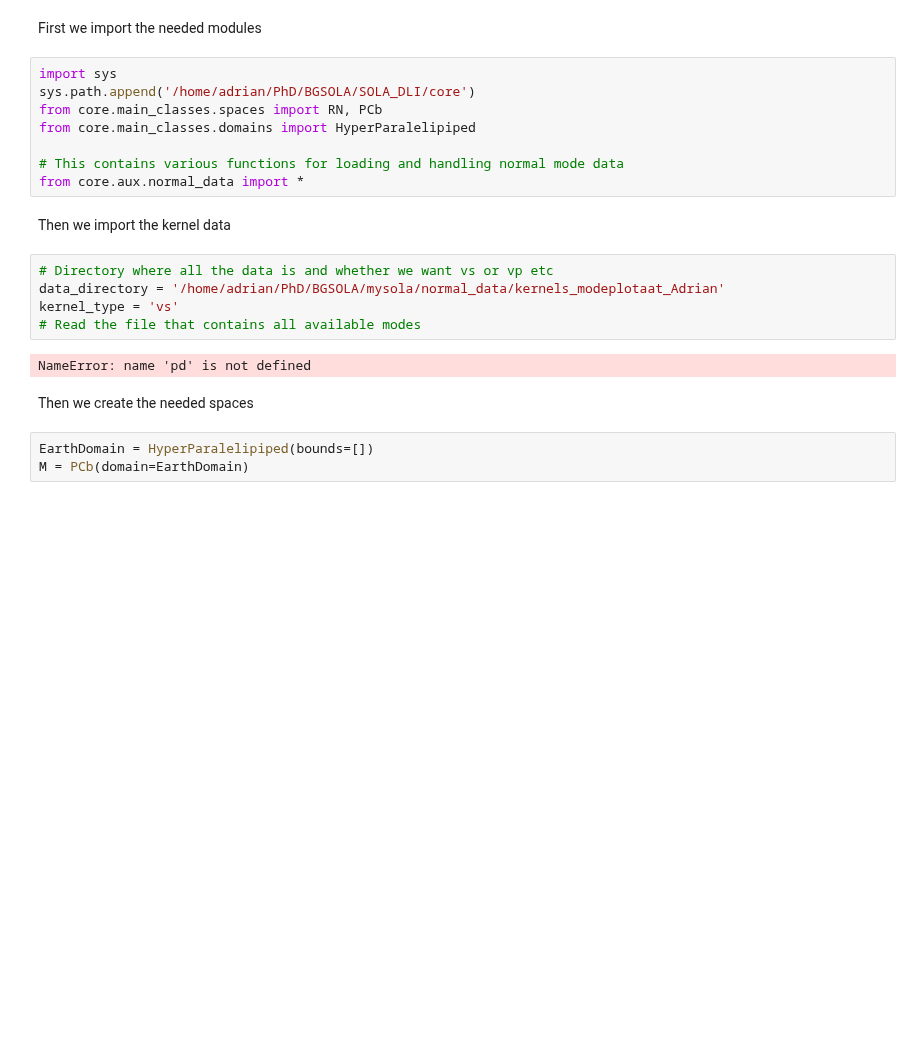
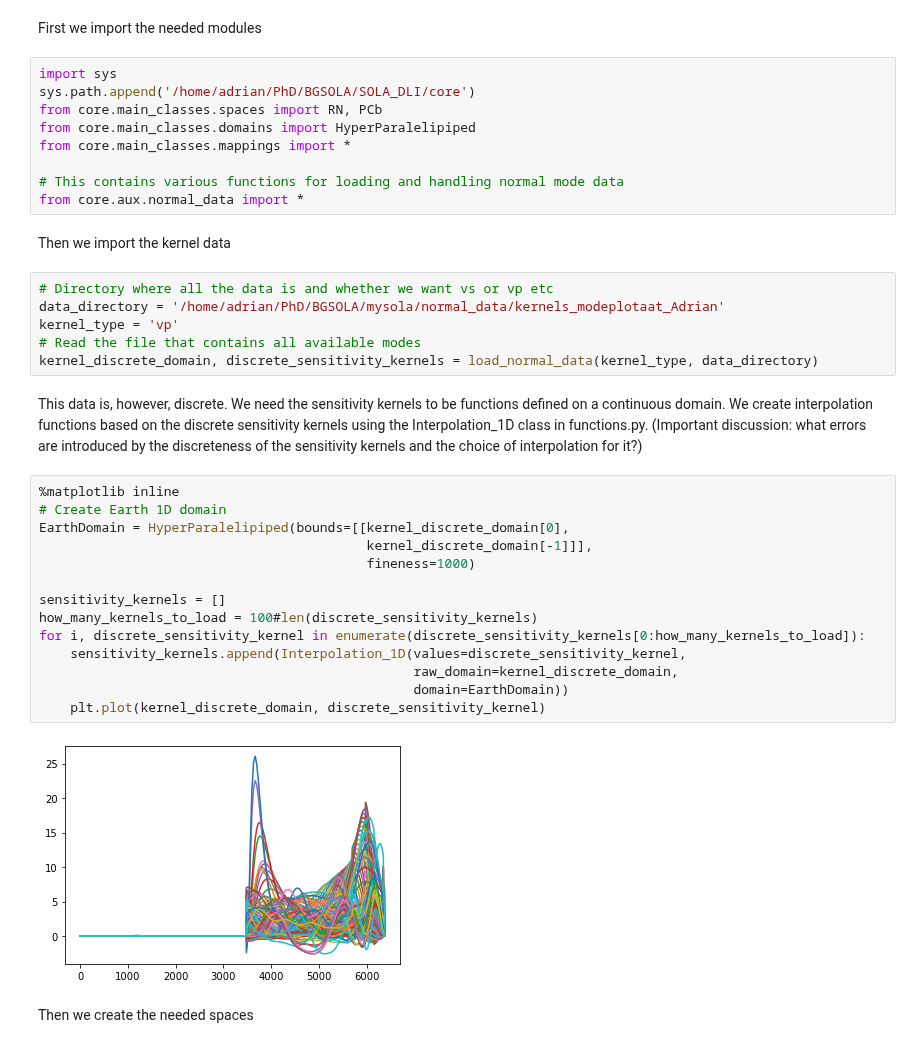
Before and after one commit to Adrian-Mag/SOLA_DLI, a Jupyter notebook: Example_2.ipynb, the cells around one changed output. Drawn from its saved outputs; the diff is of its cells as text; blank space fills up the shorter version.

```diff
--- a/Example_2.ipynb
+++ b/Example_2.ipynb
@@ -17,6 +17,7 @@ import sys
 sys.path.append('/home/adrian/PhD/BGSOLA/SOLA_DLI/core')
 from core.main_classes.spaces import RN, PCb
 from core.main_classes.domains import HyperParalelipiped
+from core.main_classes.mappings import *
 
 # This contains various functions for loading and handling normal mode data
 from core.aux.normal_data import *
@@ -25,12 +26,26 @@ Then we import the kernel data
 # %%
 # Directory where all the data is and whether we want vs or vp etc
 data_directory = '/home/adrian/PhD/BGSOLA/mysola/normal_data/kernels_modeplotaat_Adrian'
-kernel_type = 'vs'
+kernel_type = 'vp'
 # Read the file that contains all available modes
+kernel_discrete_domain, discrete_sensitivity_kernels = load_normal_data(kernel_type, data_directory)
-# %% [output]
-NameError: name 'pd' is not defined
+# %% [markdown]
+This data is, however, discrete. We need the sensitivity kernels to be functions defined on a continuous domain. We create interpolation functions based on the discrete sensitivity kernels using the Interpolation_1D class in functions.py. (Important discussion: what errors are introduced by the discreteness of the sensitivity kernels and the choice of interpolation for it?)
+# %%
+%matplotlib inline
+# Create Earth 1D domain
+EarthDomain = HyperParalelipiped(bounds=[[kernel_discrete_domain[0],
+                                          kernel_discrete_domain[-1]]],
+                                          fineness=1000)
+
+sensitivity_kernels = []
+how_many_kernels_to_load = 100#len(discrete_sensitivity_kernels)
+for i, discrete_sensitivity_kernel in enumerate(discrete_sensitivity_kernels[0:how_many_kernels_to_load]):
+    sensitivity_kernels.append(Interpolation_1D(values=discrete_sensitivity_kernel,
+                                                raw_domain=kernel_discrete_domain,
+                                                domain=EarthDomain))
+    plt.plot(kernel_discrete_domain, discrete_sensitivity_kernel)
+# %% [output]
+[figure, added]
 # %% [markdown]
 Then we create the needed spaces
-# %%
-EarthDomain = HyperParalelipiped(bounds=[])
-M = PCb(domain=EarthDomain)
```
Also changed, not shown: parts of 15 cells of this notebook, 5 other files.
